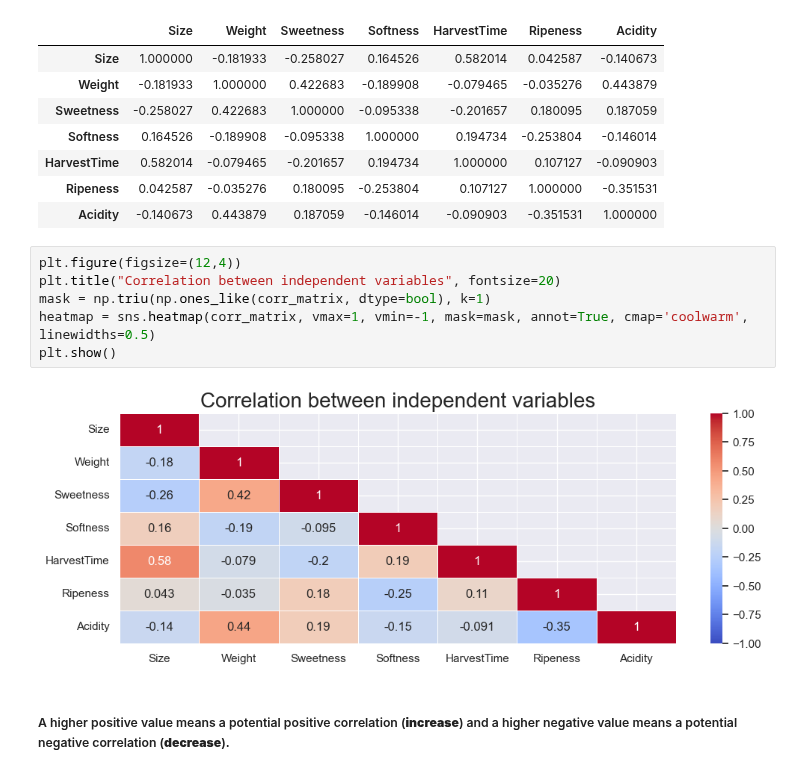
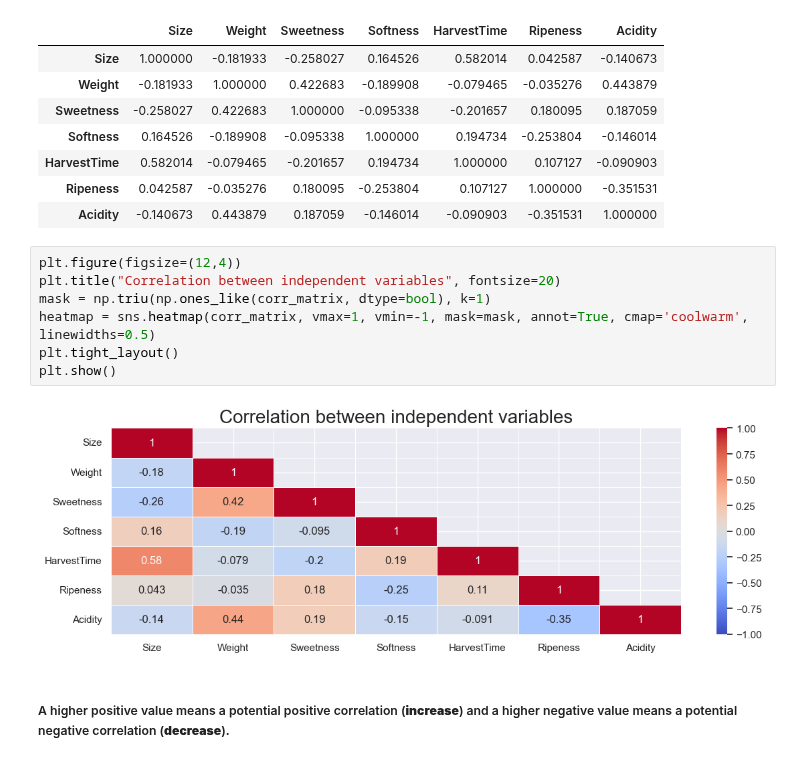
Before and after one commit to alonsobern/Data-Mining-Machine-Learning, a Jupyter notebook: Banana Quality/Banana_Quality.ipynb, the cells around one changed output. Saved outputs shown, nothing was run; the diff lists cells and outputs as text.

```diff
--- a/Banana Quality/Banana_Quality.ipynb
+++ b/Banana Quality/Banana_Quality.ipynb
@@ -298,11 +298,12 @@ corr_matrix
 # %%
 plt.figure(figsize=(12,4))
 plt.title("Correlation between independent variables", fontsize=20)
 mask = np.triu(np.ones_like(corr_matrix, dtype=bool), k=1)
 heatmap = sns.heatmap(corr_matrix, vmax=1, vmin=-1, mask=mask, annot=True, cmap='coolwarm', linewidths=0.5)
+plt.tight_layout()
 plt.show()
 # %% [output]
-[figure, old version]
+[figure, new version]
 # %% [markdown]
 ##### A higher positive value means a potential positive correlation (**increase**) and a higher negative value means a potential negative correlation (**decrease**).
 # %% [markdown]
```
Also changed, not shown: parts of 28 cells of this notebook.
